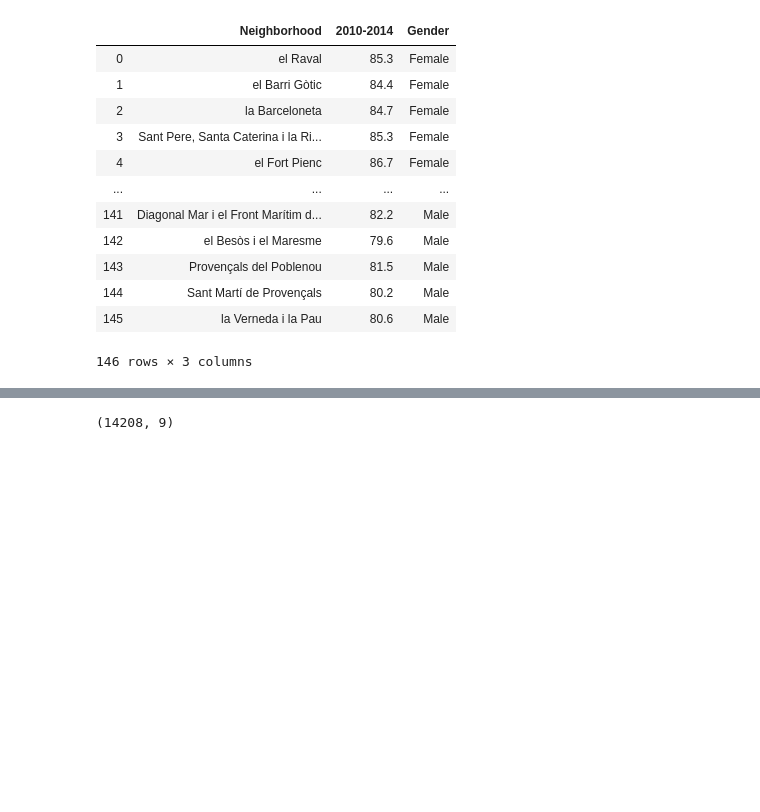
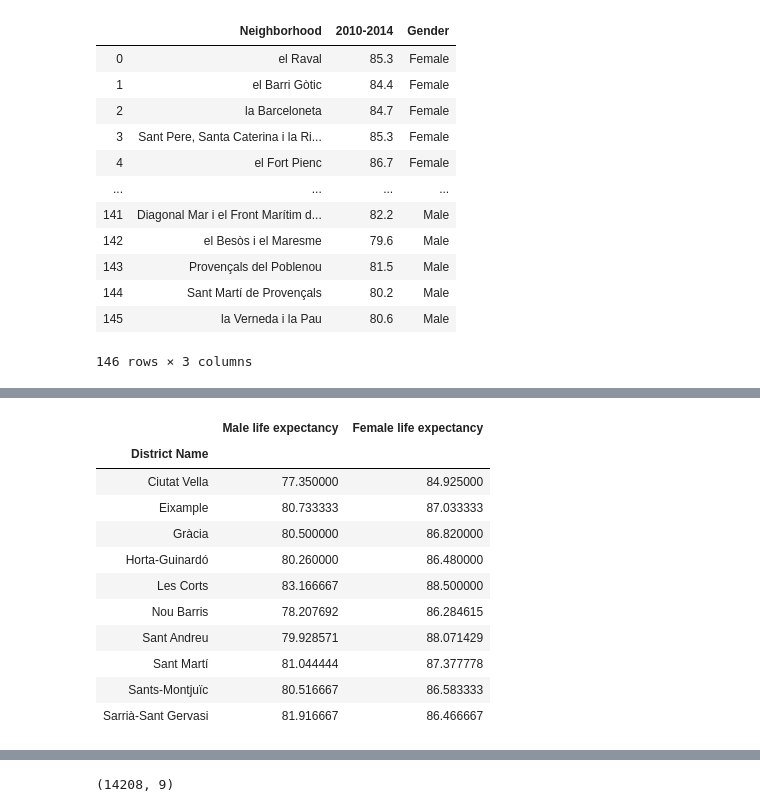
Before and after one commit to sanderoud/Data-Stories, a Jupyter notebook: Assignement 4.ipynb, the cells around one changed output, grey strips where cells are left out. Drawn from its saved outputs; the diff is of its cells as text; code cells hidden in the pictures; blank space fills up the shorter version.

```diff
--- a/Assignement 4.ipynb
+++ b/Assignement 4.ipynb
@@ -42,9 +27,23 @@ accidents_df
 # %%
 districts_df = accidents_df.filter(items=['District Name', 'Neighborhood Name']).drop_duplicates()
 df_merged = districts_df.merge(life_expectancy_df, how='right', left_on='Neighborhood Name', right_on='Neighborhood').dropna().drop(['Neighborhood'], axis=1)
 male_life = df_merged[df_merged['Gender'] == 'Male'].groupby('District Name').mean().rename(columns={"2010-2014": "Male life expectancy"})
 female_life = df_merged[df_merged['Gender'] == 'Female'].groupby('District Name').mean().rename(columns={"2010-2014": "Female life expectancy"})
 df_life = male_life.merge(female_life, how='right', left_on='District Name', right_on='District Name').dropna()
+df_life
+# %% [output]
+|  | Male life expectancy | Female life expectancy |
+| District Name |  |  |
+| Ciutat Vella | 77.350000 | 84.925000 |
+| Eixample | 80.733333 | 87.033333 |
+| Gràcia | 80.500000 | 86.820000 |
+| Horta-Guinardó | 80.260000 | 86.480000 |
+| Les Corts | 83.166667 | 88.500000 |
+| Nou Barris | 78.207692 | 86.284615 |
+| Sant Andreu | 79.928571 | 88.071429 |
+| Sant Martí | 81.044444 | 87.377778 |
+| Sants-Montjuïc | 80.516667 | 86.583333 |
+| Sarrià-Sant Gervasi | 81.916667 | 86.466667 |
 # %%
 fig = go.Figure(data=[
     go.Bar(name='Male', x=df_life.index, y=df_life['Male life expectancy']),
```
Also changed, not shown: parts of 1 cell of this notebook.
